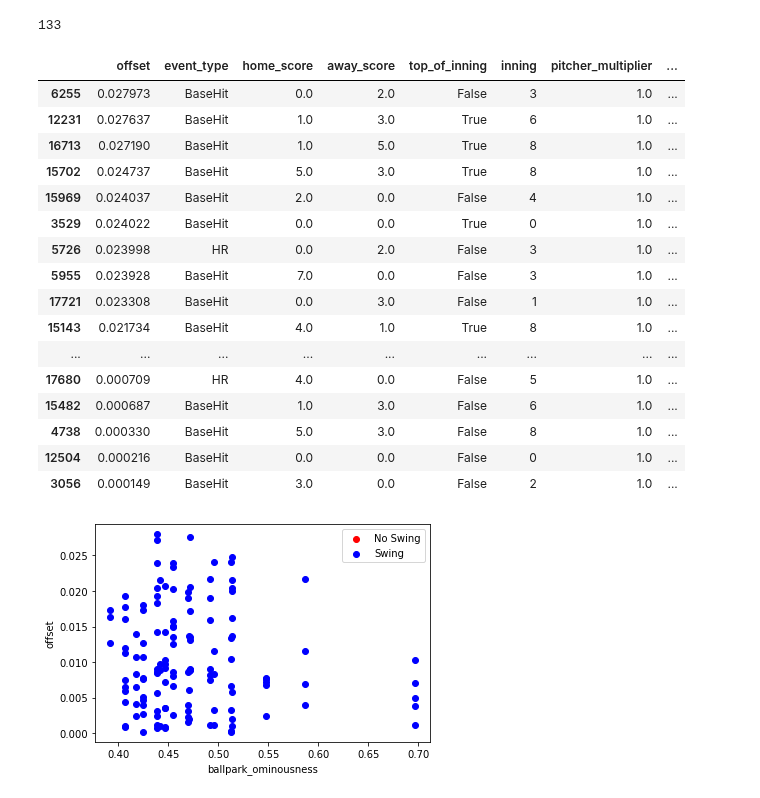
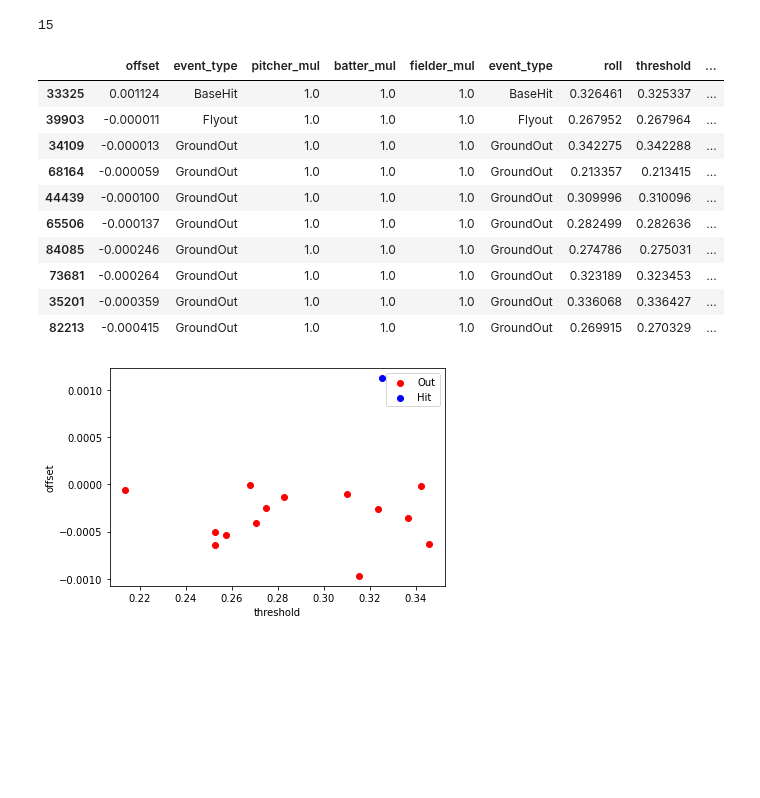
Before and after one commit to xSke/resim, a Jupyter notebook: find_roll_formula_out.ipynb, the cells around one changed output. Drawn from its saved outputs; the diff is of its cells as text; code cells hidden in the pictures; blank space fills up the shorter version.

```diff
--- a/find_roll_formula_out.ipynb
+++ b/find_roll_formula_out.ipynb
@@ -18,19 +130,34 @@ len(df)
+# %%
+df["batter_mul"] = df.apply(get_batter_mul, axis=1)
+df["pitcher_mul"] = df.apply(get_pitcher_mul, axis=1)
+df["fielder_mul"] = df.apply(get_fielder_mul, axis=1)
 # %%
+df['baserunner_n'] = [int(np.floor(len(x)/40)) for x in df.loc[:, 'baserunner_count']]
+
 df.loc[df["pitcher_mods"].astype(str).str.contains("SCATTERED"),"pitcher_vibes"] = 0
 df.loc[df["batter_mods"].astype(str).str.contains("SCATTERED"),"batter_vibes"] = 0
 
 for attr in ['batter_buoyancy', 'batter_divinity', 'batter_martyrdom', 'batter_moxie', 'batter_musclitude', 'batter_patheticism', 'batter_thwackability', 'batter_tragicness', 'batter_coldness', 'batter_overpowerment', 'batter_ruthlessness', 'batter_shakespearianism', 'batter_suppression', 'batter_unthwackability', 'batter_base_thirst', 'batter_continuation', 'batter_ground_friction', 'batter_indulgence', 'batter_laserlikeness', 'batter_anticapitalism', 'batter_chasiness', 'batter_omniscience', 'batter_tenaciousness', 'batter_watchfulness', 'batter_pressurization', 'batter_cinnamon']:
-    df[attr] = df[attr] * df['batter_multiplier']
+    df[attr] = df[attr] * df['batter_mul']
     df[attr+'_with_vibe'] = df[attr] * (1 + 0.2 * df['batter_vibes'])
+df = df.copy()
 for attr in ['pitcher_buoyancy', 'pitcher_divinity', 'pitcher_martyrdom', 'pitcher_moxie', 'pitcher_musclitude', 'pitcher_patheticism', 'pitcher_thwackability', 'pitcher_tragicness', 'pitcher_ruthlessness', 'pitcher_overpowerment', 'pitcher_unthwackability', 'pitcher_shakespearianism', 'pitcher_suppression', 'pitcher_coldness', 'pitcher_base_thirst', 'pitcher_continuation', 'pitcher_ground_friction', 'pitcher_indulgence', 'pitcher_laserlikeness', 'pitcher_anticapitalism', 'pitcher_chasiness', 'pitcher_omniscience', 'pitcher_tenaciousness', 'pitcher_watchfulness', 'pitcher_pressurization', 'pitcher_cinnamon']:
-    df[attr] = df[attr] * df['pitcher_multiplier']
+    df[attr] = df[attr] * df['pitcher_mul']
     df[attr+'_with_vibe'] = df[attr] * (1 + 0.2 * df['pitcher_vibes'])
 
 if "defender_vibes" in df:
     for attr in ["defense_avg_anticapitalism", "defense_avg_chasiness", "defense_avg_omniscience", "defense_avg_tenaciousness", "defense_avg_watchfulness"]:
+        df[attr] = df[attr] * df['fielder_mul']
         df[attr+'_with_vibe'] = df[attr] * (1 + 0.2 * df['defender_vibes'])
+
+
 df['omni_tenac'] = df['defense_avg_omniscience_with_vibe'] * df['defense_avg_tenaciousness_with_vibe']
 
 
 df['roll_minus_knowns'] = df['roll'] - 0.1 * df['batter_thwackability_with_vibe'] + 0.08 * df['pitcher_unthwackability_with_vibe']
+
+df['cold_runners'] = df['pitcher_coldness_with_vibe'] * (1 + df['baserunner_n'])
+df['omnisq'] = df['defense_avg_omniscience_with_vibe'] * df['defense_avg_omniscience_with_vibe']
+df['rollsq'] = df['roll'] * df['roll']
+df = df.copy()
 # %%
@@ -84,44 +316,38 @@ ax.legend()
 # %%
 dfc["offset"] = dfc["roll"] - dfc["threshold"]
 outliers = dfc[(dfc["passed"] & (dfc["offset"] >= 0)) | (~dfc["passed"] & (dfc["offset"] <= 0))]
 
 fig, ax = plt.subplots(1)
-x_val = "ballpark_ominousness"
-ax.scatter(outliers[~outliers['passed']][x_val], outliers[~outliers['passed']]["offset"], color="red", label="No Swing")
-ax.scatter(outliers[outliers['passed']][x_val], outliers[outliers['passed']]["offset"], color="blue", label="Swing")
+x_val = "threshold"
+# x_val = "defense_avg_omniscience_with_vibe"
+ax.scatter(outliers[~outliers['passed']][x_val], outliers[~outliers['passed']]["offset"], color="red", label="Out")
+ax.scatter(outliers[outliers['passed']][x_val], outliers[outliers['passed']]["offset"], color="blue", label="Hit")
 ax.set_xlabel(x_val)
 ax.set_ylabel('offset')
 ax.legend()
 
 pd.set_option('display.max_rows', None)
 pd.set_option('display.max_columns', None)
-table = outliers#[outliers['ballpark_ominousness'] > 0.6]
+table = outliers[["offset", "event_type", #"home_score", "away_score", "top_of_inning", "inning",
+       "pitcher_mul", "batter_mul", "fielder_mul",# "baserunner_count",
+       "event_type", "roll", "threshold",# "batter_vibes", "pitcher_vibes",
+       "batter_thwackability_with_vibe", "pitcher_unthwackability_with_vibe", "defense_avg_omniscience_with_vibe",
+       "batter_name", "pitcher_name", "fielder_name", "batter_mods", "pitcher_mods", "defender_mods",
+       "batting_team_mods", "pitching_team_mods", "day",  "game_id", "play_count",
+       "fielder_roll", "ballpark_ominousness"]]
 print(len(table))
-table[["offset", "event_type", "home_score", "away_score", "top_of_inning", "inning",
-       "pitcher_multiplier", "batter_multiplier", "baserunner_count", "event_type",
-       "roll", "threshold", "batter_vibes", "pitcher_vibes",
-       "pitcher_ruthlessness", "batter_musclitude",
-       "batter_name", "pitcher_name", "batter_mods", "pitcher_mods",
-       "batting_team_mods", "pitching_team_mods", "day",  "game_id", "play_count",
-       "fielder_roll", "ballpark_ominousness"]].sort_values('offset', ascending=False)
-# len(table)
+table.sort_values('offset', ascending=False)[0:10]
 # %% [output]
-133
+15
-|  | offset | event_type | home_score | away_score | top_of_inning | inning | pitcher_multiplier | ... |
-| 6255 | 0.027973 | BaseHit | 0.0 | 2.0 | False | 3 | 1.0 | ... |
-| 12231 | 0.027637 | BaseHit | 1.0 | 3.0 | True | 6 | 1.0 | ... |
-| 16713 | 0.027190 | BaseHit | 1.0 | 5.0 | True | 8 | 1.0 | ... |
-| 15702 | 0.024737 | BaseHit | 5.0 | 3.0 | True | 8 | 1.0 | ... |
-| 15969 | 0.024037 | BaseHit | 2.0 | 0.0 | False | 4 | 1.0 | ... |
-| 3529 | 0.024022 | BaseHit | 0.0 | 0.0 | True | 0 | 1.0 | ... |
-| 5726 | 0.023998 | HR | 0.0 | 2.0 | False | 3 | 1.0 | ... |
-| 5955 | 0.023928 | BaseHit | 7.0 | 0.0 | False | 3 | 1.0 | ... |
-| 17721 | 0.023308 | BaseHit | 0.0 | 3.0 | False | 1 | 1.0 | ... |
-| 15143 | 0.021734 | BaseHit | 4.0 | 1.0 | True | 8 | 1.0 | ... |
-| ... | ... | ... | ... | ... | ... | ... | ... | ... |
-| 17680 | 0.000709 | HR | 4.0 | 0.0 | False | 5 | 1.0 | ... |
-| 15482 | 0.000687 | BaseHit | 1.0 | 3.0 | False | 6 | 1.0 | ... |
-| 4738 | 0.000330 | BaseHit | 5.0 | 3.0 | False | 8 | 1.0 | ... |
-| 12504 | 0.000216 | BaseHit | 0.0 | 0.0 | False | 0 | 1.0 | ... |
-| 3056 | 0.000149 | BaseHit | 3.0 | 0.0 | False | 2 | 1.0 | ... |
+|  | offset | event_type | pitcher_mul | batter_mul | fielder_mul | event_type | roll | threshold | ... |
+| 33325 | 0.001124 | BaseHit | 1.0 | 1.0 | 1.0 | BaseHit | 0.326461 | 0.325337 | ... |
+| 39903 | -0.000011 | Flyout | 1.0 | 1.0 | 1.0 | Flyout | 0.267952 | 0.267964 | ... |
+| 34109 | -0.000013 | GroundOut | 1.0 | 1.0 | 1.0 | GroundOut | 0.342275 | 0.342288 | ... |
+| 68164 | -0.000059 | GroundOut | 1.0 | 1.0 | 1.0 | GroundOut | 0.213357 | 0.213415 | ... |
+| 44439 | -0.000100 | GroundOut | 1.0 | 1.0 | 1.0 | GroundOut | 0.309996 | 0.310096 | ... |
+| 65506 | -0.000137 | GroundOut | 1.0 | 1.0 | 1.0 | GroundOut | 0.282499 | 0.282636 | ... |
+| 84085 | -0.000246 | GroundOut | 1.0 | 1.0 | 1.0 | GroundOut | 0.274786 | 0.275031 | ... |
+| 73681 | -0.000264 | GroundOut | 1.0 | 1.0 | 1.0 | GroundOut | 0.323189 | 0.323453 | ... |
+| 35201 | -0.000359 | GroundOut | 1.0 | 1.0 | 1.0 | GroundOut | 0.336068 | 0.336427 | ... |
+| 82213 | -0.000415 | GroundOut | 1.0 | 1.0 | 1.0 | GroundOut | 0.269915 | 0.270329 | ... |
-[figure, old version]
+[figure, new version]
```
Also changed, not shown: parts of 22 cells of this notebook.
